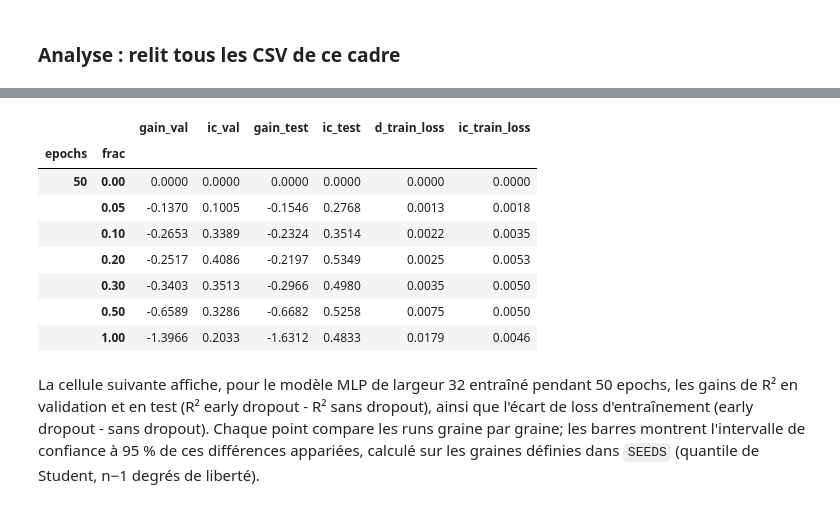
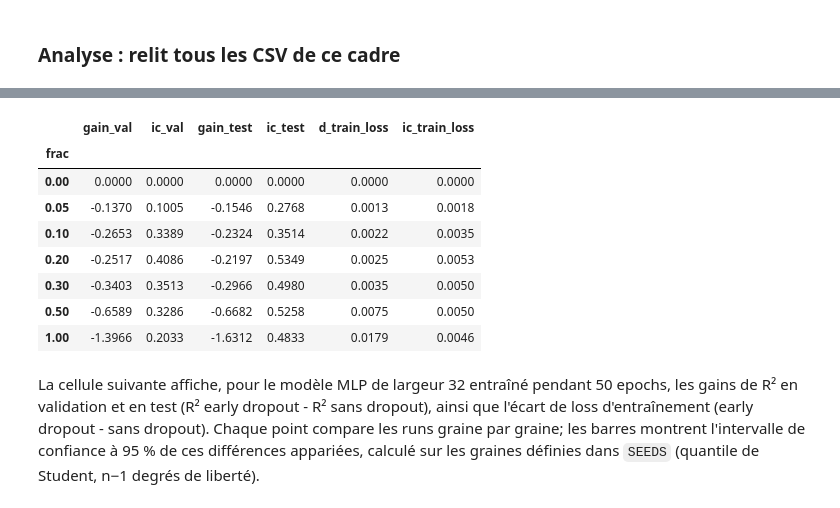
Before and after one commit to Felix-prjcts/early-dropout-study, a Jupyter notebook: regression_california.ipynb, the cells around one changed output, grey strips where cells are left out. Cells and saved outputs as stored; diff of their text form; code cells hidden in the pictures.

```diff
--- a/regression_california.ipynb
+++ b/regression_california.ipynb
@@ -148,7 +148,6 @@ On décide de comparer l'effet de l'early dropout sur le modèle en sous-apprent
 WIDTH = 32
 EPOCHS = 50
 SEEDS = list(range(5))
-EARLY_GRID = [0, 0.05, 0.1, 0.2, 0.3, 0.5, 1]
 
 print(EPOCHS, "epochs :", [round(frac * EPOCHS) for frac in EARLY_GRID], "epochs de dropout")
 # %% [output]
@@ -169,52 +168,40 @@ for frac in EARLY_GRID:
 # %% [markdown]
 ### Analyse : relit tous les CSV de ce cadre
 # %%
-# Analyse appariée pour width=32 et 50 epochs.
-ANALYSIS_EPOCHS = {32: [50]}
-T95 = {5: 2.78}  # quantile de Student à 95 %
+T95 = {5: 2.78}
 
-comp_by_width = {}
-tab_by_width = {}
+fichiers = glob.glob(f"{OUT}/{CADRE}_w{WIDTH}_e{EPOCHS}_frac*_s*.csv")
+if not fichiers:
+    raise FileNotFoundError(f"Aucun CSV trouvé pour WIDTH={WIDTH}, epochs={EPOCHS}")
 
-for width, epochs_list in ANALYSIS_EPOCHS.items():
-    comp_runs = []
-    for E in epochs_list:
-        fichiers = glob.glob(f"{OUT}/{CADRE}_w{width}_e{E}_frac*_s*.csv")
-        if not fichiers:
-            raise FileNotFoundError(f"Aucun CSV trouvé pour width={width}, epochs={E}")
+d = pd.concat([pd.read_csv(f) for f in fichiers], ignore_index=True)
+d = d[d.seed.isin(SEEDS) & d.frac.isin(EARLY_GRID)]
 
-        d = pd.concat((pd.read_csv(fp) for fp in fichiers), ignore_index=True)
-        d = d[d.seed.isin(SEEDS) & d.frac.isin(EARLY_GRID)]
-        fe = (d[d.epoch >= E - 5]
-              .groupby(["frac", "seed"])[["train_loss", "val_r2", "test_r2"]].mean()
-              .reset_index())
+fe = (
+    d[d.epoch >= EPOCHS - 5]
+    .groupby(["frac", "seed"])[["train_loss", "val_r2", "test_r2"]]
+    .mean()
+    .reset_index()
+)
 
-        if set(fe.frac) != set(EARLY_GRID):
-            raise ValueError(f"Fractions incomplètes pour width={width}, epochs={E}")
-        base = fe[fe.frac == 0].set_index("seed")
-        expected_seeds = set(SEEDS)
-        for frac, group in fe.groupby("frac"):
-            if set(group.seed) != expected_seeds:
-                raise ValueError(
-                    f"Graines incomplètes pour width={width}, epochs={E}, frac={frac}"
-                )
-        if set(base.index) != expected_seeds:
-            raise ValueError(f"Baseline sans dropout incomplète pour width={width}, epochs={E}")
-        for col in ["train_loss", "val_r2", "test_r2"]:
-            fe[f"d_{col}"] = fe[col] - fe.seed.map(base[col])
-        fe["epochs"] = E
-        comp_runs.append(fe)
+base = fe[fe.frac == 0].set_index("seed")
 
-    comp = pd.concat(comp_runs, ignore_index=True)
-    comp_by_width[width] = comp
+if set(fe.frac) != set(EARLY_GRID) or any(
+    set(g.seed) != set(SEEDS) for _, g in fe.groupby("frac")
+):
+    raise ValueError("Fractions ou graines incomplètes")
 
-    def ic95(values):
-        n = len(values)
-        if n != len(SEEDS) or n not in T95:
-            raise ValueError(f"Il faut exactement {len(SEEDS)} graines pour calculer l'IC à 95 % (reçu {n})")
-        return T95[n] * values.std() / n ** 0.5
+for col in ["train_loss", "val_r2", "test_r2"]:
+    fe[f"d_{col}"] = fe[col] - fe.seed.map(base[col])
 
-    stats = comp.groupby(["epochs", "frac"]).agg(
+fe["epochs"] = EPOCHS
+
+def ic95(x):
+    return T95[len(x)] * x.std() / len(x)**0.5
+
+stats = (
+    fe.groupby("frac")
+    .agg(
         gain_val=("d_val_r2", lambda x: 100 * x.mean()),
         ic_val=("d_val_r2", lambda x: 100 * ic95(x)),
         gain_test=("d_test_r2", lambda x: 100 * x.mean()),
@@ -222,9 +209,7 @@ for width, epochs_list in ANALYSIS_EPOCHS.items():
         d_train_loss=("d_train_loss", "mean"),
         ic_train_loss=("d_train_loss", ic95),
     )
-    tab_by_width[width] = stats
+)
 
-for width, table in tab_by_width.items():
-    print(f"Width={width}")
-    display(table.round(4))
+display(stats.round(4))
 # %% [output]
@@ -232,11 +216,11 @@ Width=32
-|  |  | gain_val | ic_val | gain_test | ic_test | d_train_loss | ic_train_loss |
-| epochs | frac |  |  |  |  |  |  |
-| 50 | 0.00 | 0.0000 | 0.0000 | 0.0000 | 0.0000 | 0.0000 | 0.0000 |
-|  | 0.05 | -0.1370 | 0.1005 | -0.1546 | 0.2768 | 0.0013 | 0.0018 |
-|  | 0.10 | -0.2653 | 0.3389 | -0.2324 | 0.3514 | 0.0022 | 0.0035 |
-|  | 0.20 | -0.2517 | 0.4086 | -0.2197 | 0.5349 | 0.0025 | 0.0053 |
-|  | 0.30 | -0.3403 | 0.3513 | -0.2966 | 0.4980 | 0.0035 | 0.0050 |
-|  | 0.50 | -0.6589 | 0.3286 | -0.6682 | 0.5258 | 0.0075 | 0.0050 |
-|  | 1.00 | -1.3966 | 0.2033 | -1.6312 | 0.4833 | 0.0179 | 0.0046 |
+|  | gain_val | ic_val | gain_test | ic_test | d_train_loss | ic_train_loss |
+| frac |  |  |  |  |  |  |
+| 0.00 | 0.0000 | 0.0000 | 0.0000 | 0.0000 | 0.0000 | 0.0000 |
+| 0.05 | -0.1370 | 0.1005 | -0.1546 | 0.2768 | 0.0013 | 0.0018 |
+| 0.10 | -0.2653 | 0.3389 | -0.2324 | 0.3514 | 0.0022 | 0.0035 |
+| 0.20 | -0.2517 | 0.4086 | -0.2197 | 0.5349 | 0.0025 | 0.0053 |
+| 0.30 | -0.3403 | 0.3513 | -0.2966 | 0.4980 | 0.0035 | 0.0050 |
+| 0.50 | -0.6589 | 0.3286 | -0.6682 | 0.5258 | 0.0075 | 0.0050 |
+| 1.00 | -1.3966 | 0.2033 | -1.6312 | 0.4833 | 0.0179 | 0.0046 |
 # %% [markdown]
 La cellule suivante affiche, pour le modèle MLP de largeur 32 entraîné pendant 50 epochs, les gains de R² en validation et en test (R² early dropout - R² sans dropout), ainsi que l'écart de loss d'entraînement (early dropout - sans dropout). Chaque point compare les runs graine par graine; les barres montrent l'intervalle de confiance à 95 % de ces différences appariées, calculé sur les graines définies dans `SEEDS` (quantile de Student, n−1 degrés de liberté).
```
Also changed, not shown: parts of 9 cells of this notebook.
